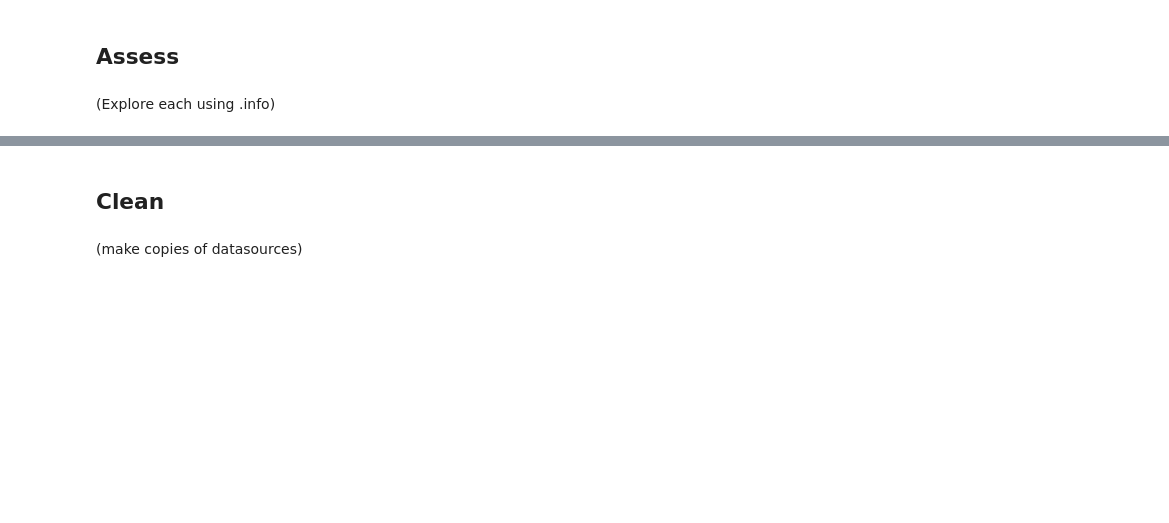
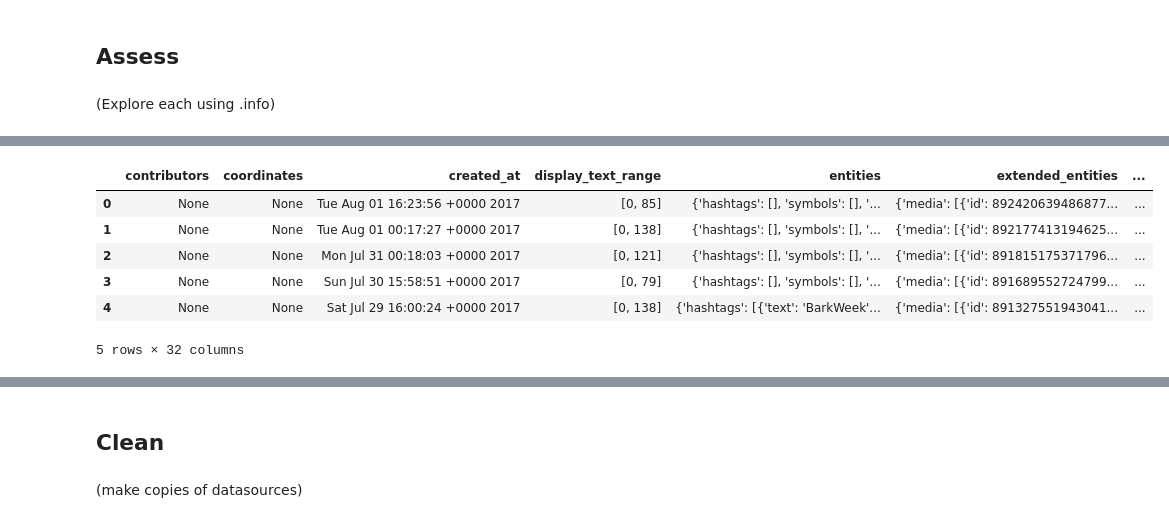
Before and after one commit to Jeffro80/DAND_Wrangle_Data, a Jupyter notebook: wrangle_project.ipynb, the cells around one changed output, grey strips where cells are left out. Drawn from its saved outputs; the diff is of its cells as text; code cells hidden in the pictures; blank space fills up the shorter version.

```diff
--- a/wrangle_project.ipynb
+++ b/wrangle_project.ipynb
@@ -153,0 +215,10 @@ extended_data = pd.DataFrame(tweets)
+# %%
+extended_data.head(5)
+# %% [output]
+|  | contributors | coordinates | created_at | display_text_range | entities | extended_entities | ... |
+| 0 | None | None | Tue Aug 01 16:23:56 +0000 2017 | [0, 85] | {'hashtags': [], 'symbols': [], '... | {'media': [{'id': 892420639486877... | ... |
+| 1 | None | None | Tue Aug 01 00:17:27 +0000 2017 | [0, 138] | {'hashtags': [], 'symbols': [], '... | {'media': [{'id': 892177413194625... | ... |
+| 2 | None | None | Mon Jul 31 00:18:03 +0000 2017 | [0, 121] | {'hashtags': [], 'symbols': [], '... | {'media': [{'id': 891815175371796... | ... |
+| 3 | None | None | Sun Jul 30 15:58:51 +0000 2017 | [0, 79] | {'hashtags': [], 'symbols': [], '... | {'media': [{'id': 891689552724799... | ... |
+| 4 | None | None | Sat Jul 29 16:00:24 +0000 2017 | [0, 138] | {'hashtags': [{'text': 'BarkWeek'... | {'media': [{'id': 891327551943041... | ... |
+5 rows × 32 columns
```
Also changed, not shown: parts of 11 cells of this notebook.
